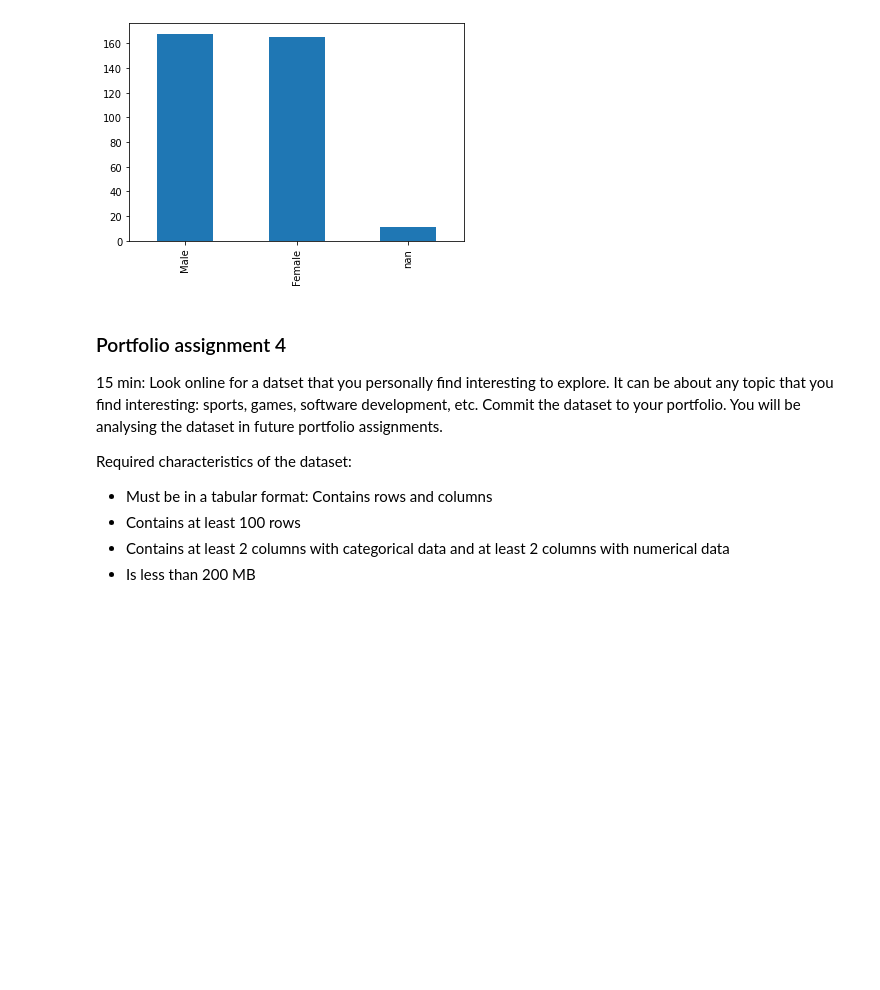
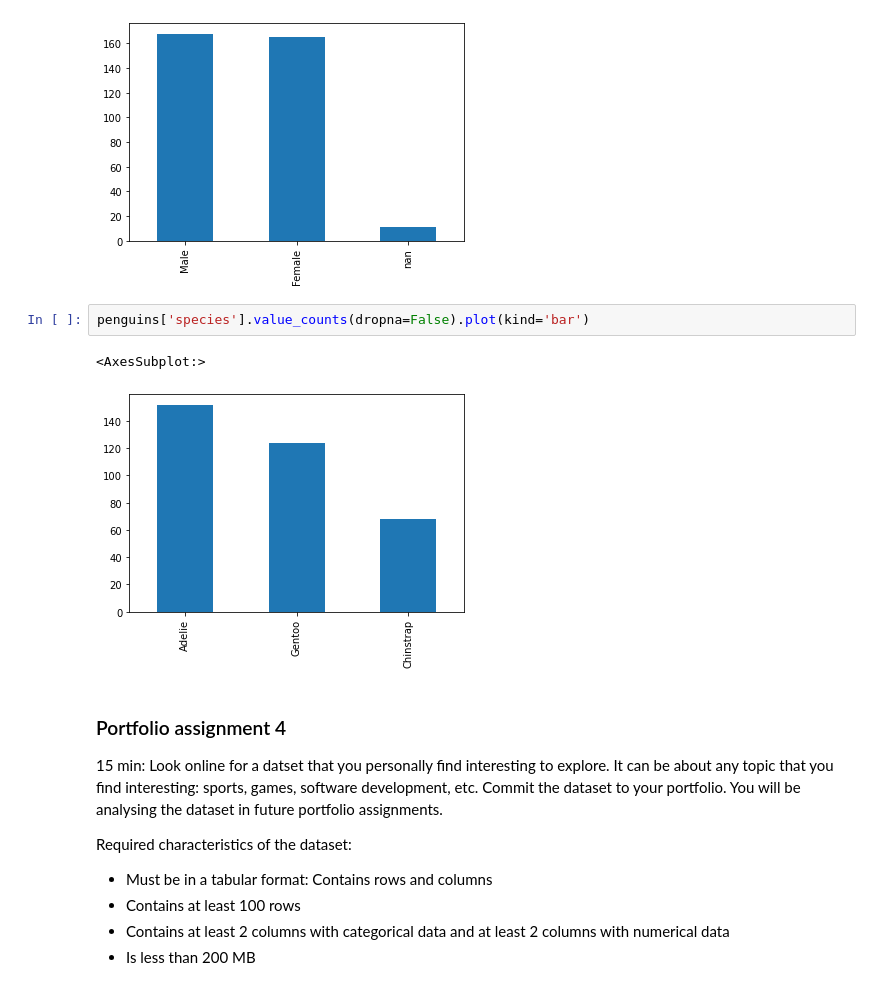
Before and after one commit to JorikLeemans/Portfolio, a Jupyter notebook: Jupyter/Porftolio Assignments.ipynb, the cells around one changed output. Saved outputs shown, nothing was run; the diff lists cells and outputs as text; blank space fills up the shorter version.

```diff
--- a/Jupyter/Porftolio Assignments.ipynb
+++ b/Jupyter/Porftolio Assignments.ipynb
@@ -21,6 +32,11 @@ penguins['sex'].value_counts(dropna=False).plot(kind='bar')
 # %% [output]
 <AxesSubplot:>
 [figure]
+# %%
+penguins['species'].value_counts(dropna=False).plot(kind='bar')
+# %% [output]
+<AxesSubplot:>
+[figure, added]
 # %% [markdown]
 ### Portfolio assignment 4
 15 min: Look online for a datset that you personally find interesting to explore. It can be about any topic that you find interesting: sports, games, software development, etc. Commit the dataset to your portfolio. You will be analysing the dataset in future portfolio assignments.
```
Also changed, not shown: parts of 162 cells of this notebook, 5 other files.
